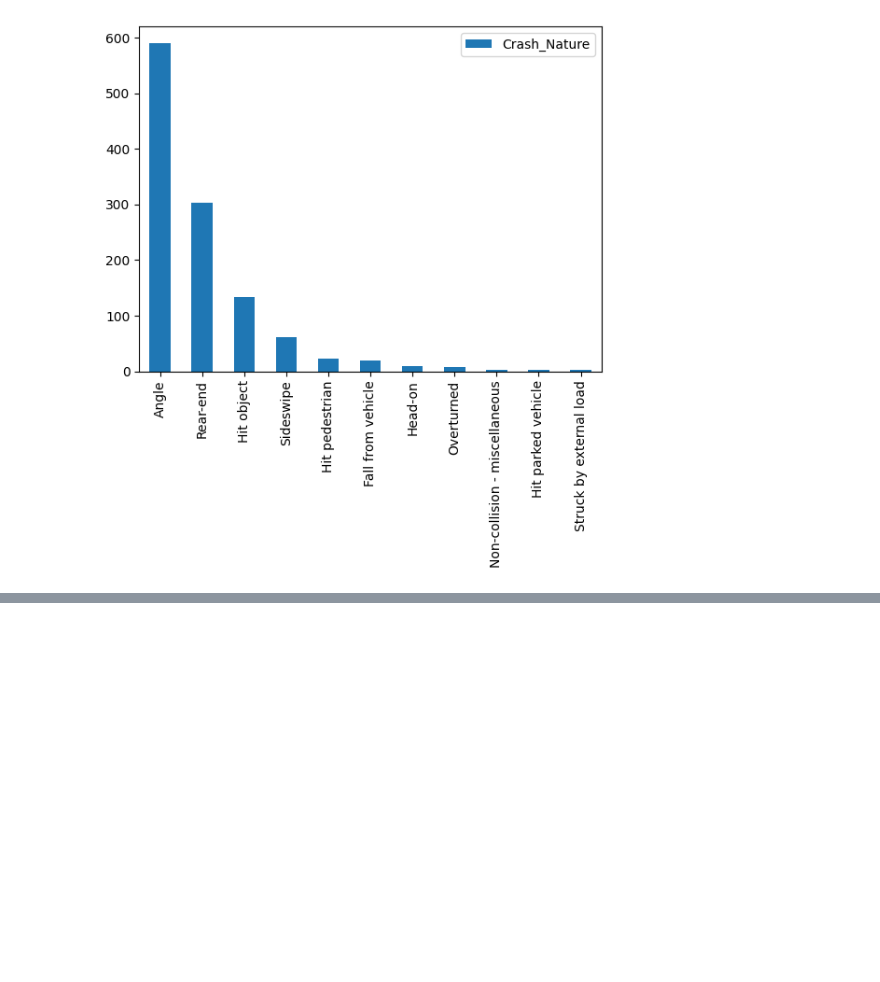
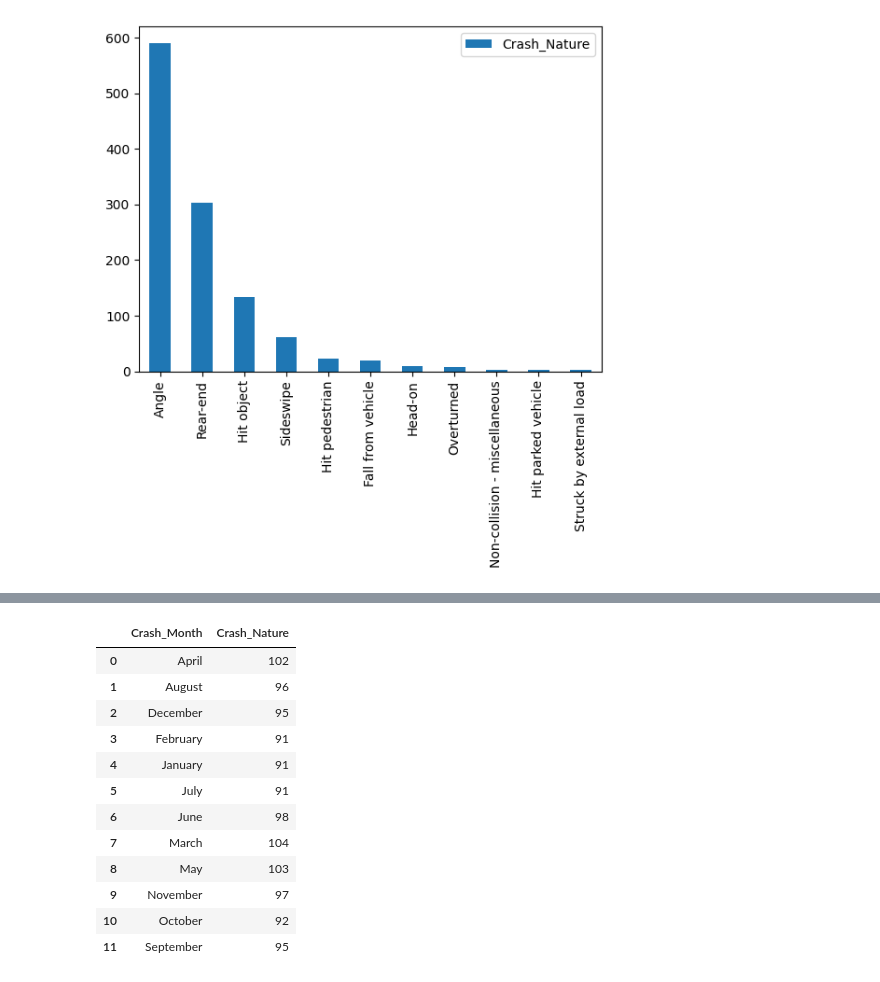
Before and after one commit to feelsmandata/feelsmandata, a Jupyter notebook: Crash_Data.ipynb, the cells around one changed output, grey strips where cells are left out. Saved outputs shown, nothing was run; the diff lists cells and outputs as text; code cells hidden in the pictures; blank space fills up the shorter version.

```diff
--- a/Crash_Data.ipynb
+++ b/Crash_Data.ipynb
@@ -139 +156,18 @@ CN.plot(kind = 'bar', legend = True)
+# %%
+c_month = df.groupby('Crash_Month').count()['Crash_Nature'].reset_index()
+c_month.sort_values(['Crash_Month'])
+# %% [output]
+|  | Crash_Month | Crash_Nature |
+| 0 | April | 102 |
+| 1 | August | 96 |
+| 2 | December | 95 |
+| 3 | February | 91 |
+| 4 | January | 91 |
+| 5 | July | 91 |
+| 6 | June | 98 |
+| 7 | March | 104 |
+| 8 | May | 103 |
+| 9 | November | 97 |
+| 10 | October | 92 |
+| 11 | September | 95 |
 # %%
```
Also changed, not shown: parts of 3 cells of this notebook.
